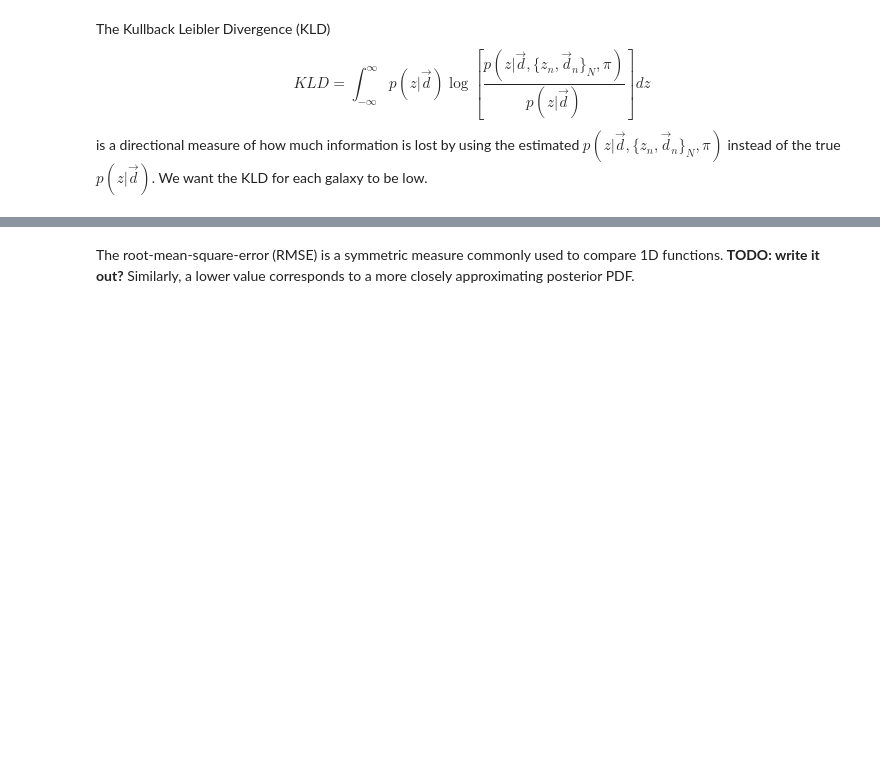
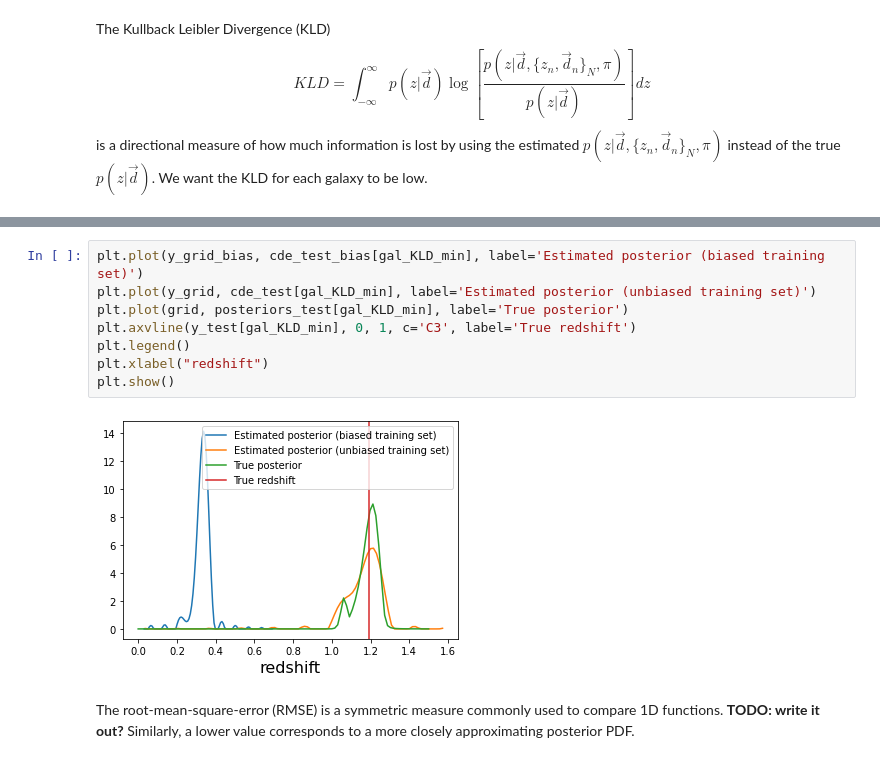
Before and after one commit to aimalz/qtc2021, a Jupyter notebook: intro.ipynb, the cells around one changed output, grey strips where cells are left out. Drawn from its saved outputs; the diff is of its cells as text; blank space fills up the shorter version.

```diff
--- a/intro.ipynb
+++ b/intro.ipynb
@@ -594,3 +696,13 @@ plt.semilogy()
+# %%
+plt.plot(y_grid_bias, cde_test_bias[gal_KLD_min], label='Estimated posterior (biased training set)')
+plt.plot(y_grid, cde_test[gal_KLD_min], label='Estimated posterior (unbiased training set)')
+plt.plot(grid, posteriors_test[gal_KLD_min], label='True posterior')
+plt.axvline(y_test[gal_KLD_min], 0, 1, c='C3', label='True redshift')
+plt.legend()
+plt.xlabel("redshift")
+plt.show()
+# %% [output]
+[figure, added]
 # %% [markdown]
 The root-mean-square-error (RMSE) is a symmetric measure commonly used to compare 1D functions.
 **TODO: write it out?** Similarly, a lower value corresponds to a more closely approximating posterior PDF.
```
Also changed, not shown: parts of 22 cells of this notebook, 9 other files.
